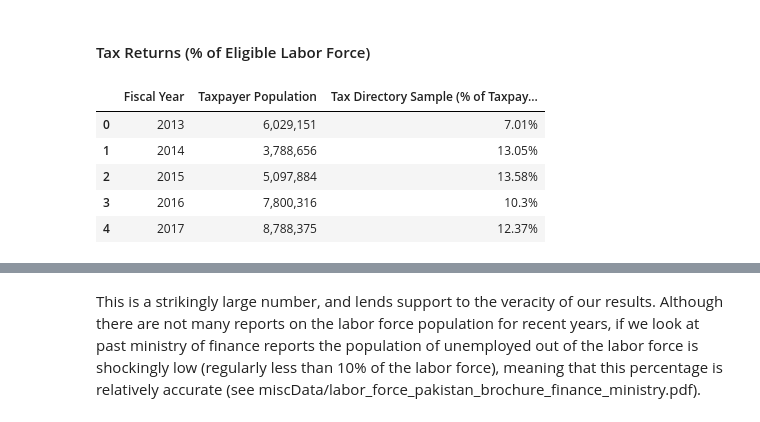
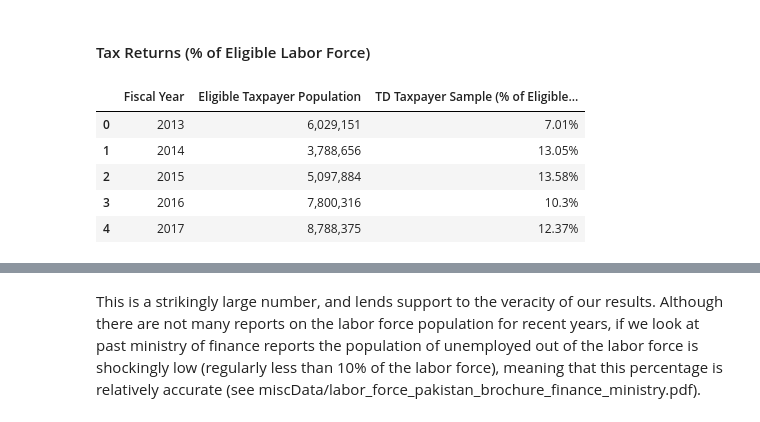
Before and after one commit to ali-aka-ahmed/DistributionalNationalAccounts-Pakistan, a Jupyter notebook: data_files/TaxCalculations.ipynb, the cells around one changed output, grey strips where cells are left out. Drawn from its saved outputs; the diff is of its cells as text; code cells hidden in the pictures.

```diff
--- a/data_files/TaxCalculations.ipynb
+++ b/data_files/TaxCalculations.ipynb
@@ -829,28 +885,28 @@ Let's use those percentiles to estimate what proportion of eligible taxpayers ac
 # %%
 lf2012_t10 = int(int_average(labor_force_total["2012"][1], labor_force_total["2013"][1])*(1 - 0.900109657512))
 lf2013_t10 = int(int_average(labor_force_total["2013"][1], labor_force_total["2014"][1])*(1 - 0.938917499403))
 lf2014_t10 = int(int_average(labor_force_total["2014"][1], labor_force_total["2015"][1])*(1 - 0.920433052892))
 lf2015_t10 = int(int_average(labor_force_total["2015"][1], labor_force_total["2016"][1])*(1 - 0.882081344677))
 lf2016_t10 = int(int_average(labor_force_total["2016"][1], labor_force_total["2017"][1])*(1 - 0.87)) # estimate
 
 
-tx2012_t10 = format_percent(len(taxes_paid_2012_13) / lf2012_t10, 2)
-tx2013_t10 = format_percent(len(taxes_paid_2013_14) / lf2013_t10, 2)
-tx2014_t10 = format_percent(len(taxes_paid_2014_15) / lf2014_t10, 2)
-tx2015_t10 = format_percent(len(taxes_paid_2015_16) / lf2015_t10, 2)
-tx2016_t10 = format_percent(len(taxes_paid_2016_17) / lf2016_t10, 2)
+tx2012_t10 = format_percent(num_taxpayers_2012_13 / lf2012_t10, 2)
+tx2013_t10 = format_percent(num_taxpayers_2013_14 / lf2013_t10, 2)
+tx2014_t10 = format_percent(num_taxpayers_2014_15 / lf2014_t10, 2)
+tx2015_t10 = format_percent(num_taxpayers_2015_16 / lf2015_t10, 2)
+tx2016_t10 = format_percent(num_taxpayers_2016_17 / lf2016_t10, 2)
 
 d = {
     'Fiscal Year': ["2013", "2014", "2015", "2016", "2017"],
-    'Taxpayer Population': [format_number(lf2012_t10), format_number(lf2013_t10), format_number(lf2014_t10), format_number(lf2015_t10), format_number(lf2016_t10)],
-    'Tax Directory Sample (% of Taxpayer Population)': [tx2012_t10, tx2013_t10, tx2014_t10, tx2015_t10, tx2016_t10],
+    'Eligible Taxpayer Population': [format_number(lf2012_t10), format_number(lf2013_t10), format_number(lf2014_t10), format_number(lf2015_t10), format_number(lf2016_t10)],
+    'TD Taxpayer Sample (% of Eligible Taxpayer Population)': [tx2012_t10, tx2013_t10, tx2014_t10, tx2015_t10, tx2016_t10],
     }
 
 tax_returns_summary_statistics_eligible = pd.DataFrame(data=d)
-tax_returns_summary_statistics_eligible = tax_returns_summary_statistics_eligible[["Fiscal Year", "Taxpayer Population", "Tax Directory Sample (% of Taxpayer Population)"]]
+tax_returns_summary_statistics_eligible = tax_returns_summary_statistics_eligible[["Fiscal Year", "Eligible Taxpayer Population", "TD Taxpayer Sample (% of Eligible Taxpayer Population)"]]
 tax_returns_summary_statistics_eligible
 # %% [output]
-|  | Fiscal Year | Taxpayer Population | Tax Directory Sample (% of Taxpay... |
+|  | Fiscal Year | Eligible Taxpayer Population | TD Taxpayer Sample (% of Eligible... |
 | 0 | 2013 | 6,029,151 | 7.01% |
 | 1 | 2014 | 3,788,656 | 13.05% |
 | 2 | 2015 | 5,097,884 | 13.58% |
```
Also changed, not shown: parts of 17 cells of this notebook, 20 other files.
